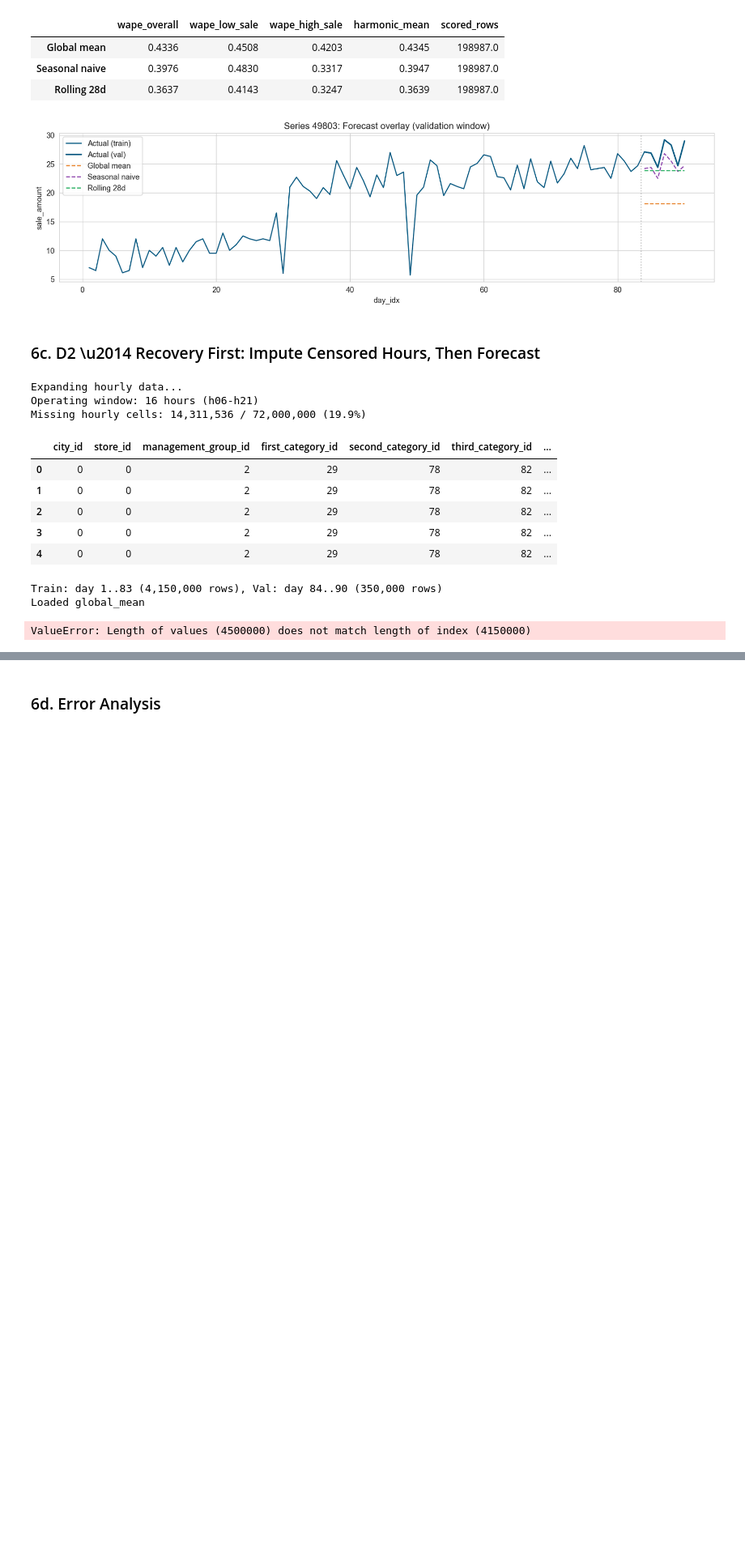
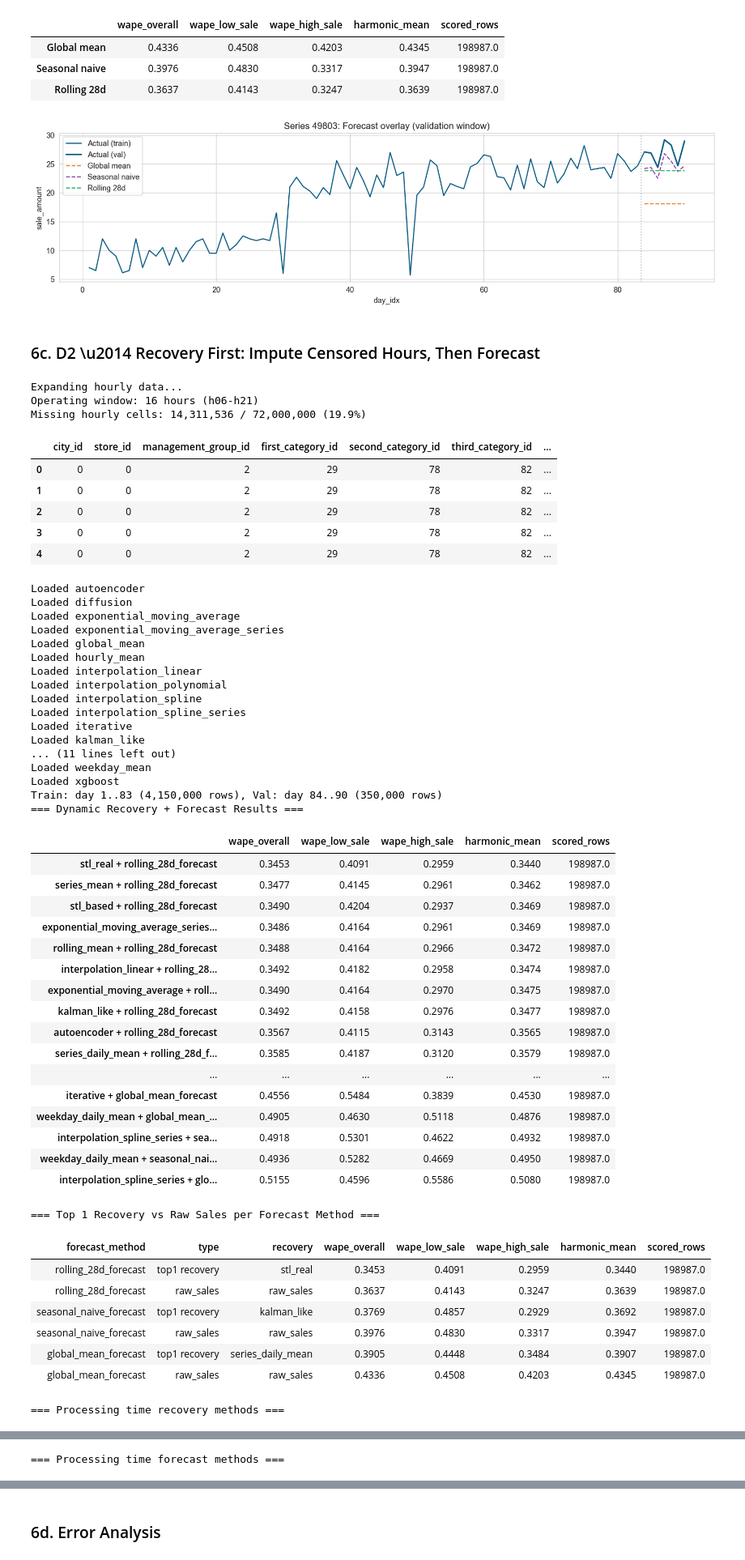
Before and after one commit to Slin58/seminar, a Jupyter notebook: main.ipynb, the cells around one changed output, grey strips where cells are left out. Shown at 81% size. Drawn from its saved outputs; the diff is of its cells as text; code cells hidden in the pictures; blank space fills up the shorter version.

Commit message:
fixed data leakage and added some statistics

```diff
--- a/main.ipynb
+++ b/main.ipynb
@@ -332,33 +332,35 @@ importlib.reload(forecast)
 
 
 # ------------------------------------------------------------
-# 1. Train/Validation Split neu machen
-# ------------------------------------------------------------
-
-train_r, val = utils.time_split(history, horizon=7)
-
-
-# ------------------------------------------------------------
 # 1. Alle Recovery-Werte laden
 # ------------------------------------------------------------
 
 
-folder = "recovered_column_data_leakage_correct_outside_slice"
+recovery_folder = "recovered_column"
 
-for datei in os.listdir(folder):
+for datei in os.listdir(recovery_folder):
     if datei.endswith(".npy"):
         print("Loaded", datei.replace(".npy", "").replace("recovered_daily_sales_", ""))
-        path = os.path.join(folder, datei)
+        path = os.path.join(recovery_folder, datei)
 
         loaded_arr = np.load(path)
 
-        train_r[datei.replace(".npy", "")] = loaded_arr
+        history[datei.replace(".npy", "")] = loaded_arr
+
+
+# ------------------------------------------------------------
+# 2. Train/Validation Split neu machen
+# ------------------------------------------------------------
+
+train_r, val_r = utils.time_split(history, horizon=7)
 
 
 # ------------------------------------------------------------
 # 3. Ergebnisse anzeigen
 # ------------------------------------------------------------
-with open(f"{folder}/results.json", "r") as f:
+predictions_folder = "predictions"
+
+with open(f"{predictions_folder}/results.json", "r") as f:
     content = f.read()
     all_results = json.loads(content) if content.strip() else {}
 
@@ -439,12 +441,12 @@ display(
 )
 
 top1_vs_raw_df.to_csv(
-    f"{folder}/top1_vs_raw_by_forecast.csv",
+    f"{predictions_folder}/top1_vs_raw_by_forecast.csv",
     index=False
 )
 
 print("=== Processing time recovery methods ===")
-with open(f"{folder}/recovery_processing_time.json", "r") as f:
+with open(f"{recovery_folder}/recovery_processing_time.json", "r") as f:
     content = f.read()
     time = json.loads(content) if content.strip() else {}
 
@@ -454,33 +456,73 @@ for key, seconds in time.items():
     h, remainder = divmod(total, 3600)
     m, s = divmod(remainder, 60)
     ms = int((seconds % 1) * 1000)
     name = key.removeprefix("recovered_daily_sales_")
     rows.append({"method": name, "time": f"{h:02d}:{m:02d}:{s:02d}.{ms:03d}", "seconds": seconds})
 
 df = pd.DataFrame(rows).sort_values("seconds").drop(columns="seconds").reset_index(drop=True)
 df.index += 1
 
 display(df)
 
 
 print("=== Processing time forecast methods ===")
-with open(f"{folder}/forecast_processing_time.json", "r") as f:
+with open(f"{predictions_folder}/forecast_processing_time.json", "r") as f:
     content = f.read()
     time = json.loads(content) if content.strip() else {}
 
 rows = []
 for key, seconds in time.items():
     total = int(seconds)
     h, remainder = divmod(total, 3600)
     m, s = divmod(remainder, 60)
     ms = int((seconds % 1) * 1000)
     rows.append({"method": key, "time": f"{h:02d}:{m:02d}:{s:02d}.{ms:03d}", "seconds": seconds})
 
 df = pd.DataFrame(rows).sort_values("seconds").drop(columns="seconds").reset_index(drop=True)
 df.index += 1
 
 display(df)
 # %% [output]
+Loaded autoencoder
+Loaded diffusion
+Loaded exponential_moving_average
+Loaded exponential_moving_average_series
+Loaded global_mean
+Loaded hourly_mean
+Loaded interpolation_linear
+Loaded interpolation_polynomial
+Loaded interpolation_spline
+Loaded interpolation_spline_series
+Loaded iterative
+Loaded kalman_like
+... (11 lines left out)
+Loaded weekday_mean
+Loaded xgboost
 Train: day 1..83 (4,150,000 rows), Val: day 84..90 (350,000 rows)
-Loaded global_mean
+=== Dynamic Recovery + Forecast Results ===
+|  | wape_overall | wape_low_sale | wape_high_sale | harmonic_mean | scored_rows |
+| stl_real + rolling_28d_forecast | 0.3453 | 0.4091 | 0.2959 | 0.3440 | 198987.0 |
+| series_mean + rolling_28d_forecast | 0.3477 | 0.4145 | 0.2961 | 0.3462 | 198987.0 |
+| stl_based + rolling_28d_forecast | 0.3490 | 0.4204 | 0.2937 | 0.3469 | 198987.0 |
+| exponential_moving_average_series... | 0.3486 | 0.4164 | 0.2961 | 0.3469 | 198987.0 |
+| rolling_mean + rolling_28d_forecast | 0.3488 | 0.4164 | 0.2966 | 0.3472 | 198987.0 |
+| interpolation_linear + rolling_28... | 0.3492 | 0.4182 | 0.2958 | 0.3474 | 198987.0 |
+| exponential_moving_average + roll... | 0.3490 | 0.4164 | 0.2970 | 0.3475 | 198987.0 |
+| kalman_like + rolling_28d_forecast | 0.3492 | 0.4158 | 0.2976 | 0.3477 | 198987.0 |
+| autoencoder + rolling_28d_forecast | 0.3567 | 0.4115 | 0.3143 | 0.3565 | 198987.0 |
+| series_daily_mean + rolling_28d_f... | 0.3585 | 0.4187 | 0.3120 | 0.3579 | 198987.0 |
+| ... | ... | ... | ... | ... | ... |
+| iterative + global_mean_forecast | 0.4556 | 0.5484 | 0.3839 | 0.4530 | 198987.0 |
+| weekday_daily_mean + global_mean_... | 0.4905 | 0.4630 | 0.5118 | 0.4876 | 198987.0 |
+| interpolation_spline_series + sea... | 0.4918 | 0.5301 | 0.4622 | 0.4932 | 198987.0 |
+| weekday_daily_mean + seasonal_nai... | 0.4936 | 0.5282 | 0.4669 | 0.4950 | 198987.0 |
+| interpolation_spline_series + glo... | 0.5155 | 0.4596 | 0.5586 | 0.5080 | 198987.0 |
-ValueError: Length of values (4500000) does not match length of index (4150000)
+=== Top 1 Recovery vs Raw Sales per Forecast Method ===
+| forecast_method | type | recovery | wape_overall | wape_low_sale | wape_high_sale | harmonic_mean | scored_rows |
+| rolling_28d_forecast | top1 recovery | stl_real | 0.3453 | 0.4091 | 0.2959 | 0.3440 | 198987.0 |
+| rolling_28d_forecast | raw_sales | raw_sales | 0.3637 | 0.4143 | 0.3247 | 0.3639 | 198987.0 |
+| seasonal_naive_forecast | top1 recovery | kalman_like | 0.3769 | 0.4857 | 0.2929 | 0.3692 | 198987.0 |
+| seasonal_naive_forecast | raw_sales | raw_sales | 0.3976 | 0.4830 | 0.3317 | 0.3947 | 198987.0 |
+| global_mean_forecast | top1 recovery | series_daily_mean | 0.3905 | 0.4448 | 0.3484 | 0.3907 | 198987.0 |
+| global_mean_forecast | raw_sales | raw_sales | 0.4336 | 0.4508 | 0.4203 | 0.4345 | 198987.0 |
+=== Processing time recovery methods ===
@@ -486,0 +546 @@ ValueError: Length of values (4500000) does not match length of index (4150000)
+=== Processing time forecast methods ===
```
Also changed, not shown: parts of 8 cells of this notebook, 41 other files.
